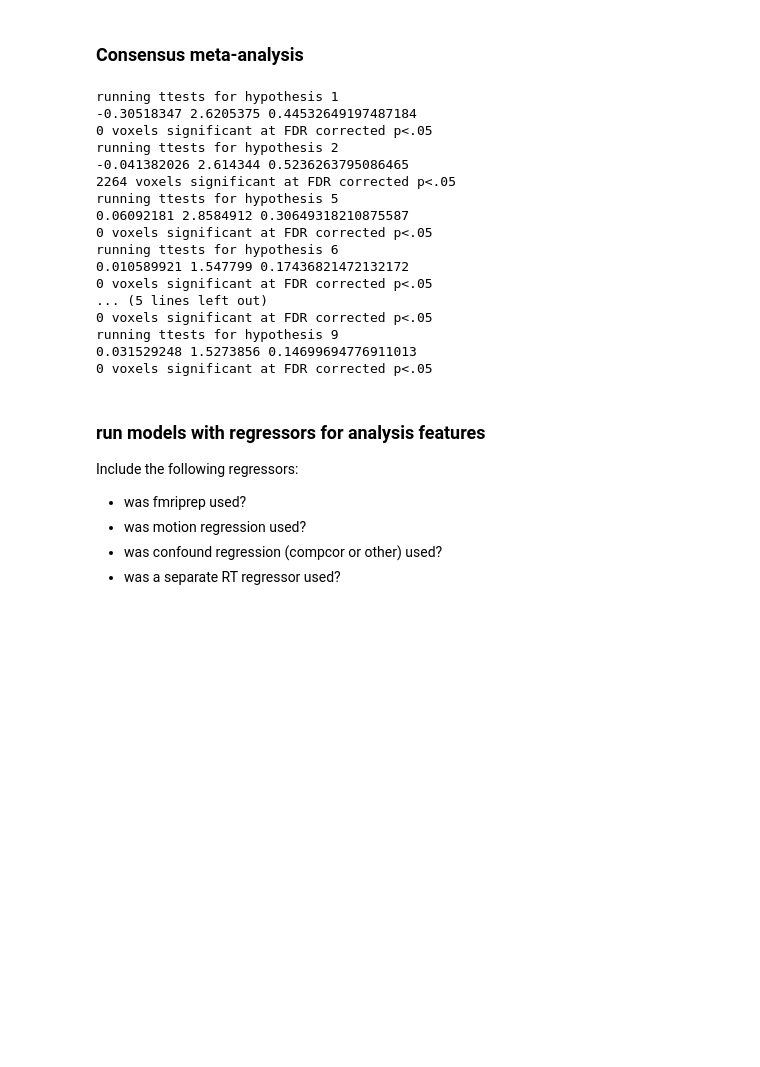
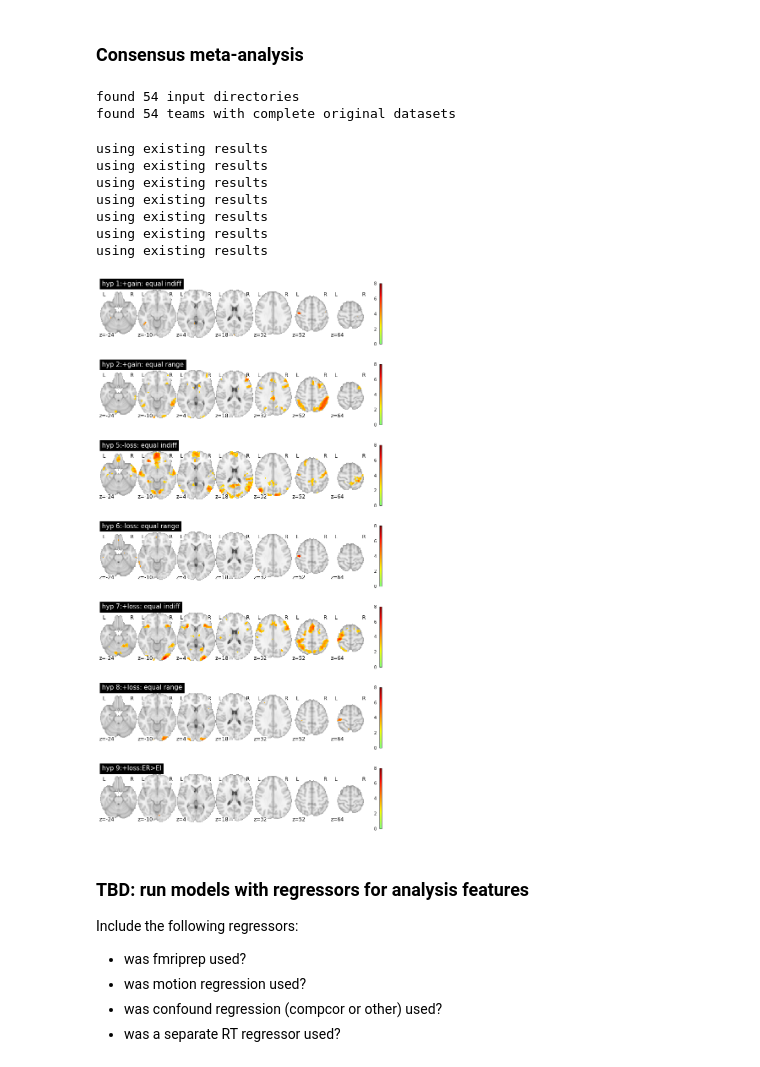
Before and after one commit to poldrack/narps, a Jupyter notebook: analysis/ConsensusAnalysis.ipynb, the cells around one changed output. Saved outputs shown, nothing was run; the diff lists cells and outputs as text; code cells hidden in the pictures; blank space fills up the shorter version.

Commit message:
add overwite, fix data shapes for figure creation

```diff
--- a/analysis/ConsensusAnalysis.ipynb
+++ b/analysis/ConsensusAnalysis.ipynb
@@ -39,6 +39,11 @@ results_dir = os.path.join(output_dir,'1sample_ttest')
 
 if not os.path.exists(results_dir):
     os.mkdir(results_dir)
+
+overwrite = False
+# %% [output]
+found 54 input directories
+found 54 teams with complete original datasets
 # %%
 def t_corr(y,res_mean=None,res_var=None,Q=None):
     """
@@ -89,6 +94,9 @@ def t_corr(y,res_mean=None,res_var=None,Q=None):
 masker = nilearn.input_data.NiftiMasker(mask_img=mask_img)
 
 for hyp in [1,2,5,6,7,8,9]:
+    if os.path.exists(os.path.join(results_dir,'hypo%d_1-fdr.nii.gz'%hyp)) and not overwrite:
+        print('using existing results')
+        continue
     print('running ttests for hypothesis',hyp)
     maps = glob.glob(os.path.join(output_dir,'zstat/*/hypo%d_unthresh.nii.gz'%hyp))
     maps.sort()
@@ -115,54 +123,46 @@ for hyp in [1,2,5,6,7,8,9]:
     fdrimg = masker.inverse_transform(1 - fdr_results[1])
     fdrimg.to_filename(os.path.join(results_dir,'hypo%d_1-fdr.nii.gz'%hyp))
 # %% [output]
-running ttests for hypothesis 1
--0.30518347 2.6205375 0.44532649197487184
-0 voxels significant at FDR corrected p<.05
-running ttests for hypothesis 2
--0.041382026 2.614344 0.5236263795086465
-2264 voxels significant at FDR corrected p<.05
-running ttests for hypothesis 5
-0.06092181 2.8584912 0.30649318210875587
-0 voxels significant at FDR corrected p<.05
-running ttests for hypothesis 6
-0.010589921 1.547799 0.17436821472132172
-0 voxels significant at FDR corrected p<.05
-... (5 lines left out)
-0 voxels significant at FDR corrected p<.05
-running ttests for hypothesis 9
-0.031529248 1.5273856 0.14699694776911013
-0 voxels significant at FDR corrected p<.05
+using existing results
+using existing results
+using existing results
+using existing results
+using existing results
+using existing results
+using existing results
 # %%
 
 
 fig, ax = plt.subplots(7,1,figsize=(12,24))
 thresh=0.95
 hypnums=[1,2,5,6,7,8,9]
 cut_coords = [-24,-10,4,18,32,52,64]
 hypotheses= {1:'+gain: equal indiff',
             2:'+gain: equal range',
-            3:'+gain: equal indiff',
-            4:'+gain: equal range',
             5:'-loss: equal indiff',
             6:'-loss: equal range',
             7:'+loss: equal indiff',
             8:'+loss: equal range',
             9:'+loss:ER>EI'}
 
 for i,hyp in enumerate(hypnums):
-    pmap = os.path.join(output_dir,'unthresh_randomise/hypo%d_clustere_corrp_tstat1.nii.gz'%hyp)
-    tmap =  os.path.join(output_dir,'unthresh_randomise/hypo%d_tstat1.nii.gz'%hyp)
+    pmap = os.path.join(output_dir,'1sample_ttest/hypo%d_1-fdr.nii.gz'%hyp)
+    tmap =  os.path.join(output_dir,'1sample_ttest//hypo%d_t.nii.gz'%hyp)
     pimg = nibabel.load(pmap)
     timg = nibabel.load(tmap)
-    threshdata = (pimg.get_data()>thresh)*timg.get_data()
+    pdata = pimg.get_fdata()
+    tdata = timg.get_fdata()[:,:,:,0]
+    threshdata = (pdata>thresh)*tdata
     threshimg = nibabel.Nifti1Image(threshdata,affine=timg.affine)
     nilearn.plotting.plot_stat_map(threshimg, threshold=0.1, display_mode="z",
                 colorbar=True,title='hyp %d:'%hyp+hypotheses[hyp],vmax=8,cmap='jet',
                                   cut_coords = cut_coords,axes = ax[i])
 
 plt.savefig(os.path.join(figure_dir,'consensus_map.pdf'))
+# %% [output]
+[figure, added]
 # %% [markdown]
-### run models with regressors for analysis features
+### TBD: run models with regressors for analysis features
 
 Include the following regressors:
 - was fmriprep used?
```
Also changed, not shown: parts of 8 cells of this notebook.
